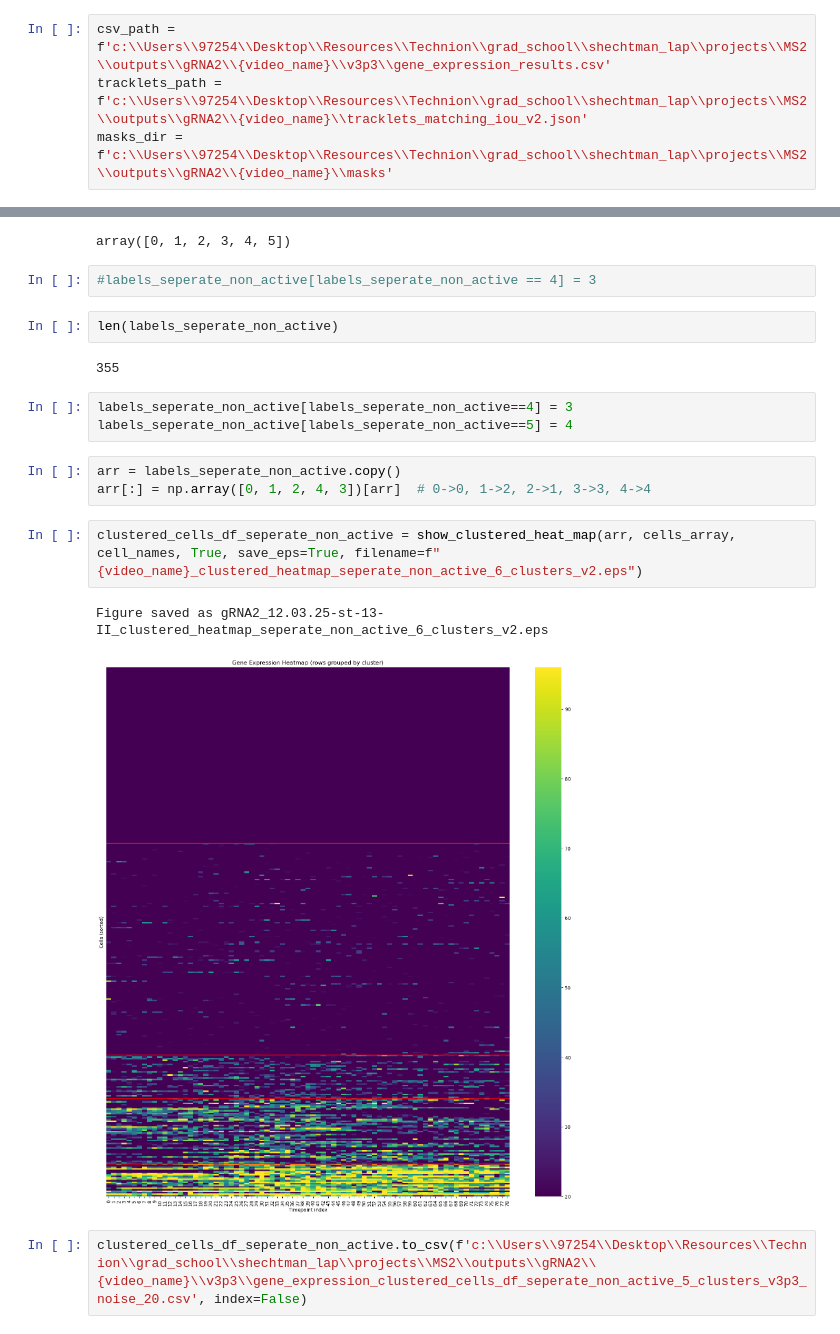
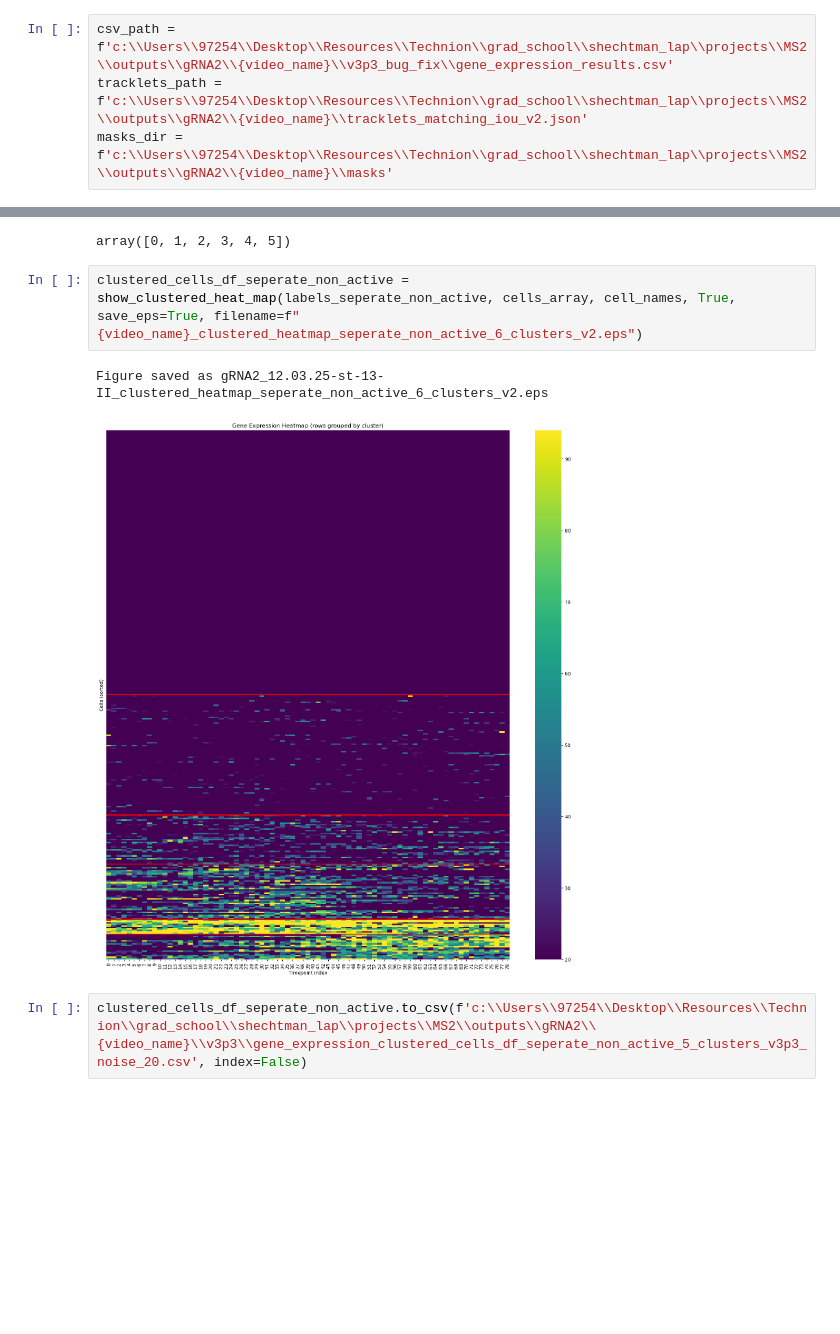
Before and after one commit to Omergottlieb33/MS2, a Jupyter notebook: notebooks/gene_expression_analysis.ipynb, the cells around one changed output, grey strips where cells are left out. Drawn from its saved outputs; the diff is of its cells as text; blank space fills up the shorter version.

```diff
--- a/notebooks/gene_expression_analysis.ipynb
+++ b/notebooks/gene_expression_analysis.ipynb
@@ -452,7 +483,7 @@ def show_clustered_heat_map(labels, cells_array, cell_names, heatmap_robust=True
 video_name = 'gRNA2_12.03.25-st-13-II'
 tracklet_length = 1
 # %%
-csv_path = f'c:\\Users\\97254\\Desktop\\Resources\\Technion\\grad_school\\shechtman_lap\\projects\\MS2\\outputs\\gRNA2\\{video_name}\\v3p3\\gene_expression_results.csv'
+csv_path = f'c:\\Users\\97254\\Desktop\\Resources\\Technion\\grad_school\\shechtman_lap\\projects\\MS2\\outputs\\gRNA2\\{video_name}\\v3p3_bug_fix\\gene_expression_results.csv'
 tracklets_path = f'c:\\Users\\97254\\Desktop\\Resources\\Technion\\grad_school\\shechtman_lap\\projects\\MS2\\outputs\\gRNA2\\{video_name}\\tracklets_matching_iou_v2.json'
 masks_dir = f'c:\\Users\\97254\\Desktop\\Resources\\Technion\\grad_school\\shechtman_lap\\projects\\MS2\\outputs\\gRNA2\\{video_name}\\masks'
 # %%
@@ -791,22 +776,10 @@ labels_seperate_non_active = labels_seperate_non_active + 1
 np.unique(labels_seperate_non_active)
 # %% [output]
 array([0, 1, 2, 3, 4, 5])
-# %%
-#labels_seperate_non_active[labels_seperate_non_active == 4] = 3
-# %%
-len(labels_seperate_non_active)
-# %% [output]
-355
-# %%
-labels_seperate_non_active[labels_seperate_non_active==4] = 3
-labels_seperate_non_active[labels_seperate_non_active==5] = 4
-# %%
-arr = labels_seperate_non_active.copy()
-arr[:] = np.array([0, 1, 2, 4, 3])[arr]  # 0->0, 1->2, 2->1, 3->3, 4->4
 # %%
-clustered_cells_df_seperate_non_active = show_clustered_heat_map(arr, cells_array, cell_names, True, save_eps=True, filename=f"{video_name}_clustered_heatmap_seperate_non_active_6_clusters_v2.eps")
+clustered_cells_df_seperate_non_active = show_clustered_heat_map(labels_seperate_non_active, cells_array, cell_names, True, save_eps=True, filename=f"{video_name}_clustered_heatmap_seperate_non_active_6_clusters_v2.eps")
 # %% [output]
 Figure saved as gRNA2_12.03.25-st-13-II_clustered_heatmap_seperate_non_active_6_clusters_v2.eps
-[figure, old version]
+[figure, new version]
 # %%
 clustered_cells_df_seperate_non_active.to_csv(f'c:\\Users\\97254\\Desktop\\Resources\\Technion\\grad_school\\shechtman_lap\\projects\\MS2\\outputs\\gRNA2\\{video_name}\\v3p3\\gene_expression_clustered_cells_df_seperate_non_active_5_clusters_v3p3_noise_20.csv', index=False)
```
Also changed, not shown: parts of 34 cells of this notebook.
